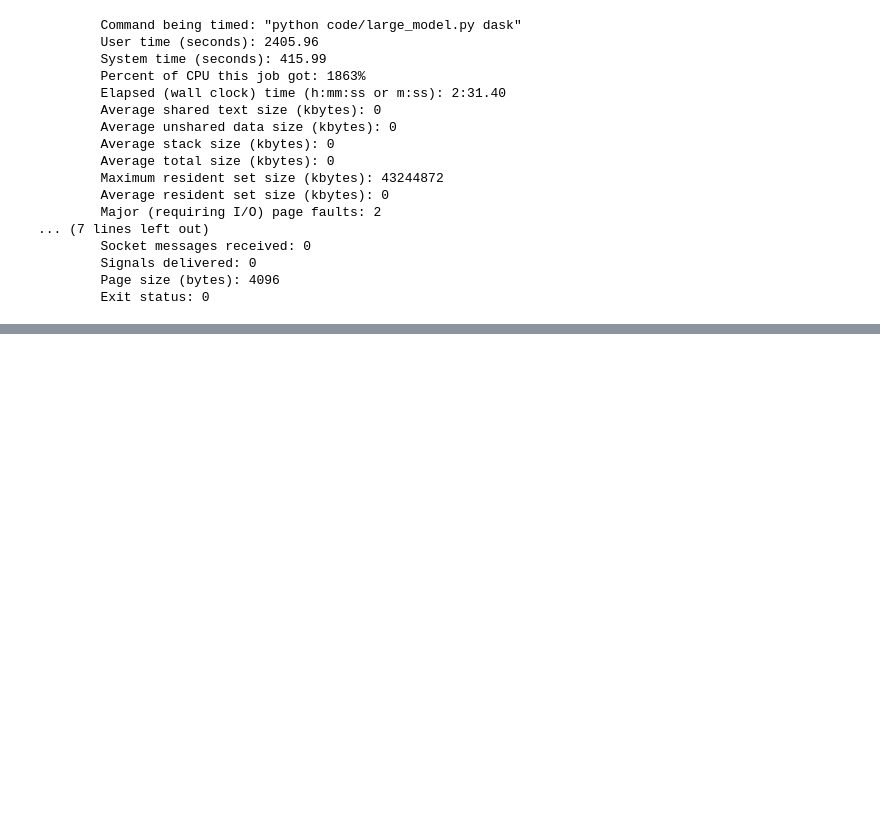
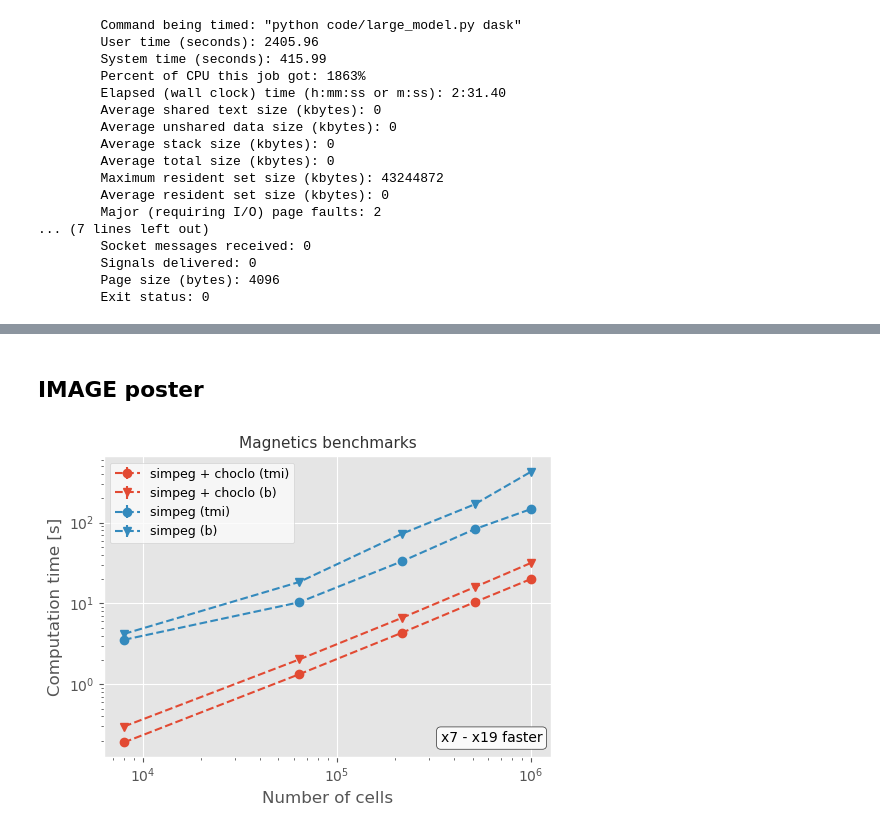
Before and after one commit to santisoler/simpeg-benchmarks-magnetic, a Jupyter notebook: code/figures.ipynb, the cells around one changed output, grey strips where cells are left out. Drawn from its saved outputs; the diff is of its cells as text; code cells hidden in the pictures; blank space fills up the shorter version.

Commit message:
Add figures for IMAGE 2024 poster

```diff
--- a/code/figures.ipynb
+++ b/code/figures.ipynb
@@ -802,0 +803,71 @@ df
+# %% [markdown]
+## IMAGE poster
+# %%
+def get_simpler_label(engine, field=None):
+    """Generate label for plot legends for IMAGE poster."""
+    match engine:
+        case "geoana":
+            label = "simpeg"
+        case "choclo":
+            label = "simpeg + choclo"
+        case _:
+            raise ValueError(f"Invalid engine '{engine}'.")
+    if field is not None:
+        label += f" ({field})"
+    return label
+# %%
+title = get_title(forward_only=False, parallel=True, scalar_model=True)
+title = "Magnetics benchmarks"
+
+colors = ["C0", "C1", "C2", "C3"]
+markers = ["o", "v"]
+
+fig = plt.figure(figsize=(4 * 4/3, 4))
+
+for color, engine in zip(colors, parallel.engine.values):
+    for marker, field in zip(markers, parallel.field.values):
+        tmp = parallel.sel(engine=engine, field=field, forward_only=forward_only)
+        label = get_simpler_label(engine, field=field)
+        plt.errorbar(
+            tmp.n_cells,
+            tmp.times,
+            yerr=tmp.times_std,
+            label=label,
+            marker=marker,
+            color=color,
+            linestyle="dashed",
+        )
+
+# Compute ratii
+ratii = (
+    parallel.times.sel(engine="geoana", forward_only=forward_only)
+    / parallel.times.sel(engine="choclo", forward_only=forward_only)
+)
+text = get_ratii_text(ratii)
+
+loc, ha = (0.98, 0.05), "right"
+plt.annotate(
+    text,
+    loc,
+    xycoords="axes fraction",
+    bbox=dict(boxstyle="round", fc="#fafafa", ec="#2e2e2e", alpha=1),
+    ha=ha,
+)
+
+plt.xscale("log")
+plt.yscale("log")
+plt.xlabel("Number of cells")
+plt.ylabel("Computation time [s]")
+plt.title(title)
+plt.legend()
+
+plt.tight_layout()
+
+for format in ("pdf", "png"):
+    plt.savefig(
+        figs_dir/ f"benchmark_mag_scalar_parallel_image.{format}",
+        dpi=300,
+    )
+plt.show()
+# %% [output]
+[figure, added]
```
Also changed, not shown: parts of 5 cells of this notebook.
